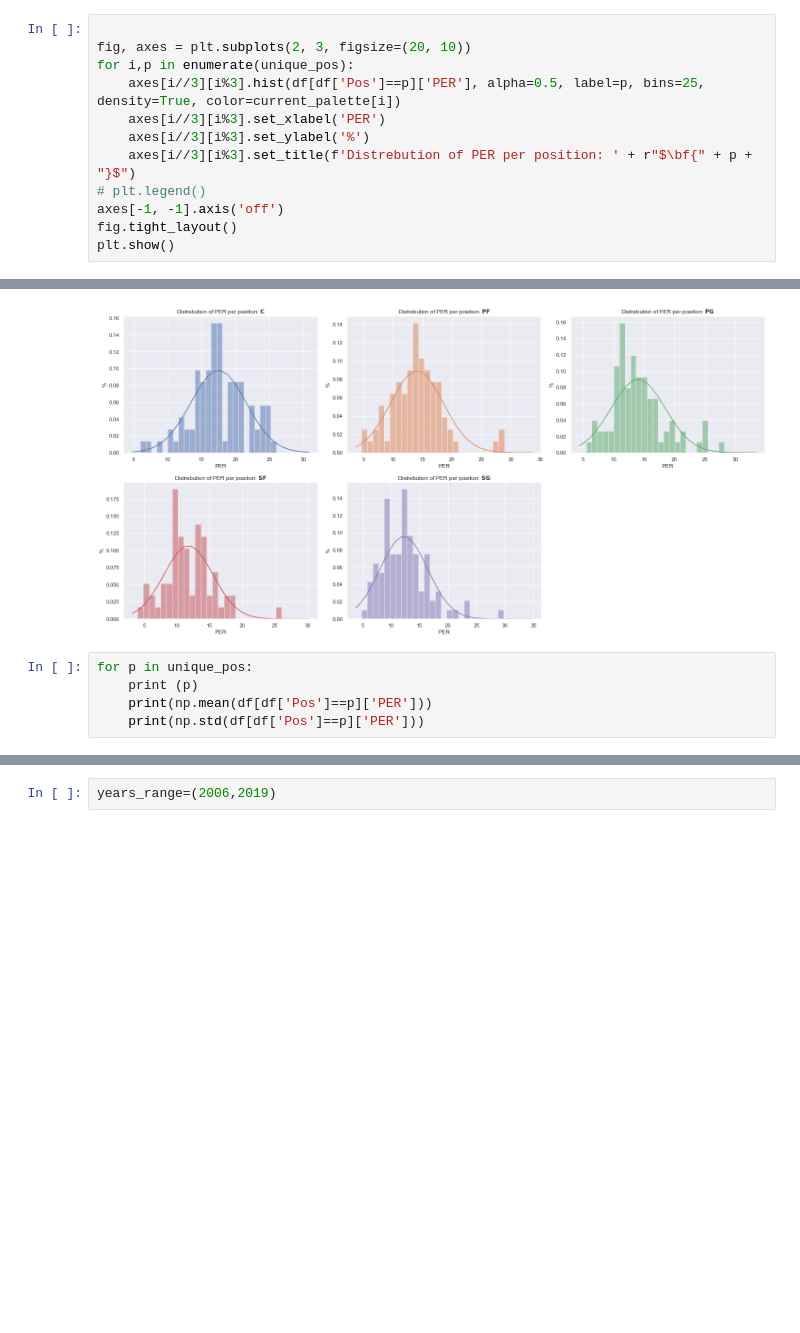
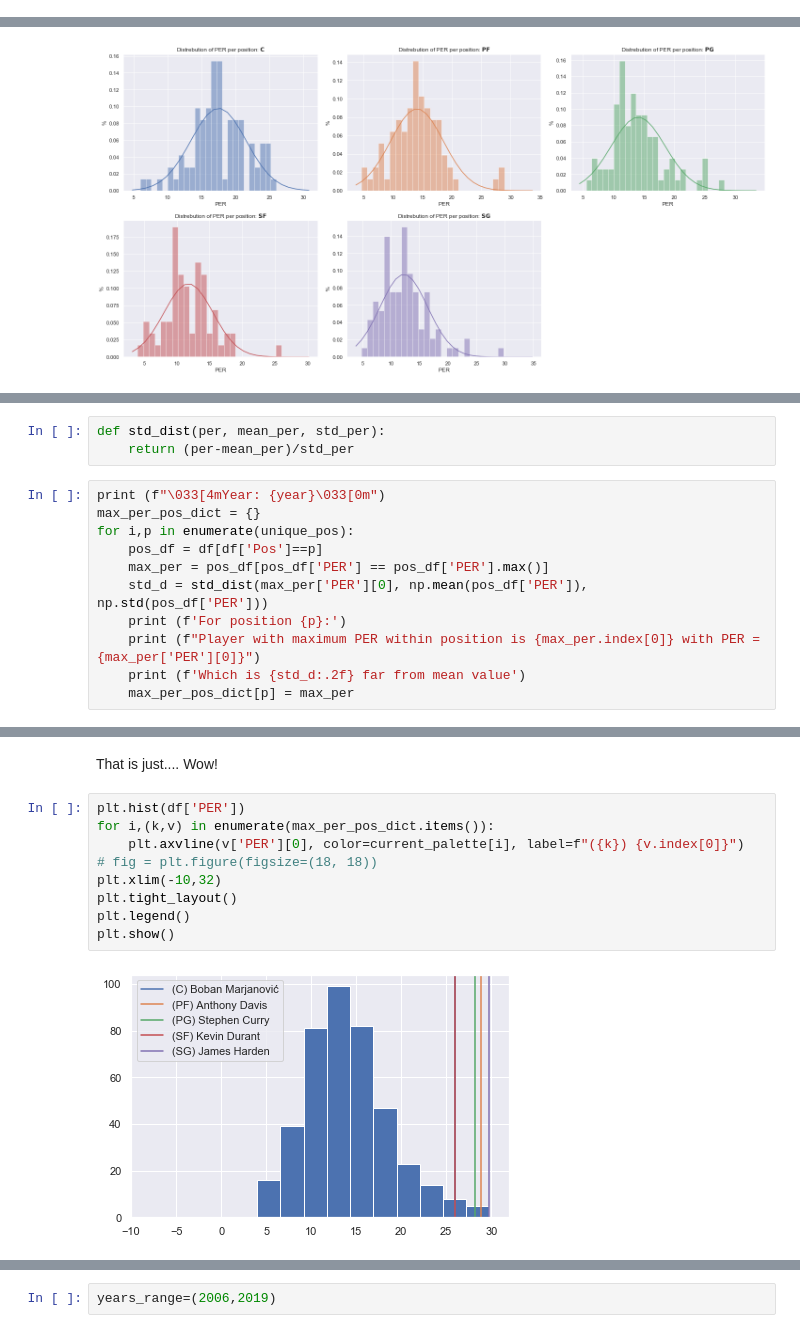
Before and after one commit to guygozlan/SciComPy_NBA, a Jupyter notebook: NBA.ipynb, the cells around one changed output, grey strips where cells are left out. Cells and saved outputs as stored; diff of their text form; blank space fills up the shorter version.

Commit message:
added plots and comments for MVP per position

```diff
--- a/NBA.ipynb
+++ b/NBA.ipynb
@@ -231,12 +230,0 @@ current_palette = sns.color_palette()
-# %%
-
-fig, axes = plt.subplots(2, 3, figsize=(20, 10))
-for i,p in enumerate(unique_pos):
-    axes[i//3][i%3].hist(df[df['Pos']==p]['PER'], alpha=0.5, label=p, bins=25, density=True, color=current_palette[i])
-    axes[i//3][i%3].set_xlabel('PER')
-    axes[i//3][i%3].set_ylabel('%')
-    axes[i//3][i%3].set_title(f'Distrebution of PER per position: ' + r"$\bf{" + p + "}$")
-# plt.legend()
-axes[-1, -1].axis('off')
-fig.tight_layout()
-plt.show()
@@ -260,8 +246,3 @@ fig.tight_layout()
 plt.show()
 # %% [output]
 [figure]
-# %%
-for p in unique_pos:
-    print (p)
-    print(np.mean(df[df['Pos']==p]['PER']))
-    print(np.std(df[df['Pos']==p]['PER']))
@@ -283,0 +255,14 @@ SG
+# %%
+def std_dist(per, mean_per, std_per):
+    return (per-mean_per)/std_per
+# %%
+print (f"\033[4mYear: {year}\033[0m")
+max_per_pos_dict = {}
+for i,p in enumerate(unique_pos):
+    pos_df = df[df['Pos']==p]
+    max_per = pos_df[pos_df['PER'] == pos_df['PER'].max()]
+    std_d = std_dist(max_per['PER'][0], np.mean(pos_df['PER']), np.std(pos_df['PER']))
+    print (f'For position {p}:')
+    print (f"Player with maximum PER within position is {max_per.index[0]} with PER = {max_per['PER'][0]}")
+    print (f'Which is {std_d:.2f} far from mean value')
+    max_per_pos_dict[p] = max_per
@@ -283,0 +286,13 @@ SG
+# %% [markdown]
+That is just.... Wow!
+# %%
+plt.hist(df['PER'])
+for i,(k,v) in enumerate(max_per_pos_dict.items()):
+    plt.axvline(v['PER'][0], color=current_palette[i], label=f"({k}) {v.index[0]}")
+# fig = plt.figure(figsize=(18, 18))
+plt.xlim(-10,32)
+plt.tight_layout()
+plt.legend()
+plt.show()
+# %% [output]
+[figure, added]
```
Also changed, not shown: parts of 13 cells of this notebook.
